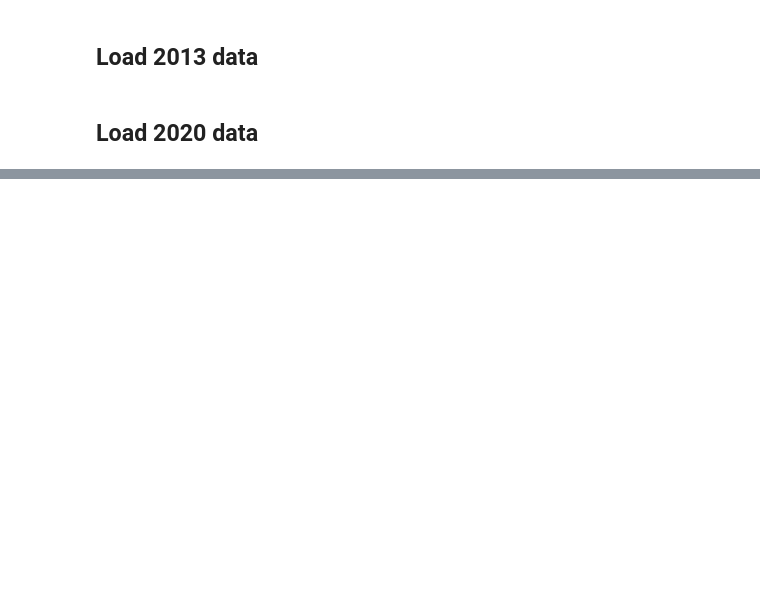
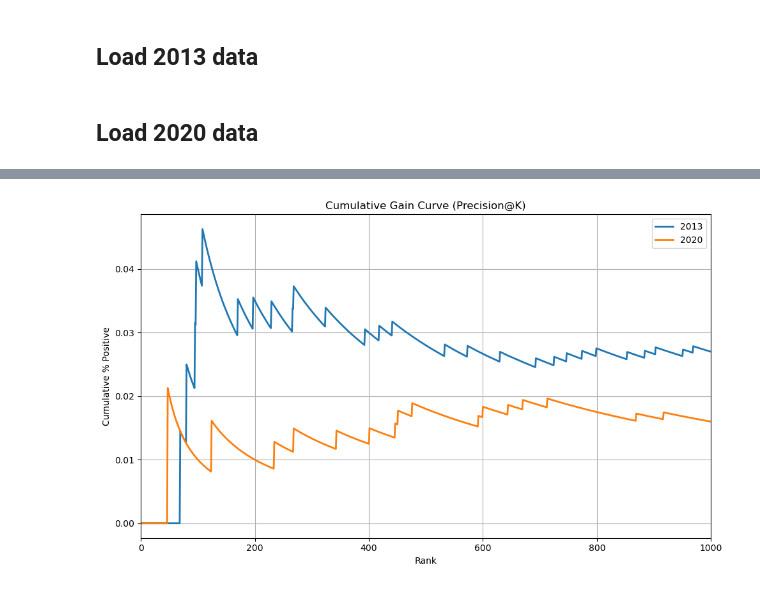
Before and after one commit to assaflandschaft/ehr-yield-prediction, a Jupyter notebook: ehr-yield-prediction.ipynb, the cells around one changed output, grey strips where cells are left out. Cells and saved outputs as stored; diff of their text form; code cells hidden in the pictures; blank space fills up the shorter version.

```diff
--- a/ehr-yield-prediction.ipynb
+++ b/ehr-yield-prediction.ipynb
@@ -163,5 +33,10 @@ df_2020 = pd.read_excel(r"./preprocessed_2020.xlsx")
 # Excluding notes classified as "automatic"
 df_2020 = df_2020[df_2020.Category2.isin(['empty', 'automatic']) == False]
 df_2020['Score'] = df_2020['Proc1SVM']
+
 df_2020_sorted = df_2020.sort_values(by=['Score'], ascending=False)
 df_2020_sorted['CleanedSeqN'] = np.arange(len(df_2020_sorted))
+
+# Excluding unused columns
+mr_2020 = df_2020.drop(['Category', 'Proc1SVM', 'Score'], inplace=False, axis=1)
+mr_2020 = mr_2020.rename(columns={'Category2': 'label'})
@@ -170,10 +42,0 @@ df_2020_sorted['CleanedSeqN'] = np.arange(len(df_2020_sorted))
-# %%
-mr_2013 = df_2013.drop(['Category', 'Proc1SVM', 'Score'], inplace=False, axis=1)
-mr_2013['year'] = '2013'
-
-mr_2020 = df_2020.drop(['Category', 'Proc1SVM', 'Score'], inplace=False, axis=1)
-mr_2020['year'] = '2020'
-
-mr_combined = pd.concat([mr_2013, mr_2020])
-mr_combined = mr_combined.rename(columns={'Category2':'label'})
-mr_combined
@@ -941,0 +45,10 @@ plt.show()
+# %%
+mr_2013["binary_label"] = mr_2013["label"].map({'positives':1, 'negatives':0})
+mr_2020["binary_label"] = mr_2020["label"].map({'positives':1, 'negatives':0})
+
+labels_2013_sorted = mr_2013['binary_label']
+labels_2020_sorted = mr_2020['binary_label']
+
+n = min(len(labels_2013_sorted), len(labels_2020_sorted))
+labels_2013_sorted = labels_2013_sorted[:n]
+labels_2020_sorted = labels_2020_sorted[:n]
@@ -941,0 +69,21 @@ plt.show()
+# %%
+# Cumulative gain
+ks = np.arange(1, n+1)
+prec_2013 = np.cumsum(labels_2013_sorted) / ks
+prec_2020 = np.cumsum(labels_2020_sorted) / ks
+cum_diff = prec_2013 - prec_2020
+
+# Cumulative gain curve
+plt.figure(figsize=(10, 6))
+plt.plot(ks, prec_2013, label='2013', linewidth=2)
+plt.plot(ks, prec_2020, label='2020', linewidth=2)
+plt.xlabel('Rank')
+plt.ylabel('Cumulative % Positive')
+plt.title('Cumulative Gain Curve (Precision@K)')
+plt.legend()
+plt.grid(True)
+plt.xlim(0, 1000)
+plt.tight_layout()
+plt.show()
+# %% [output]
+[figure, added]
```
Also changed, not shown: parts of 43 cells of this notebook.
